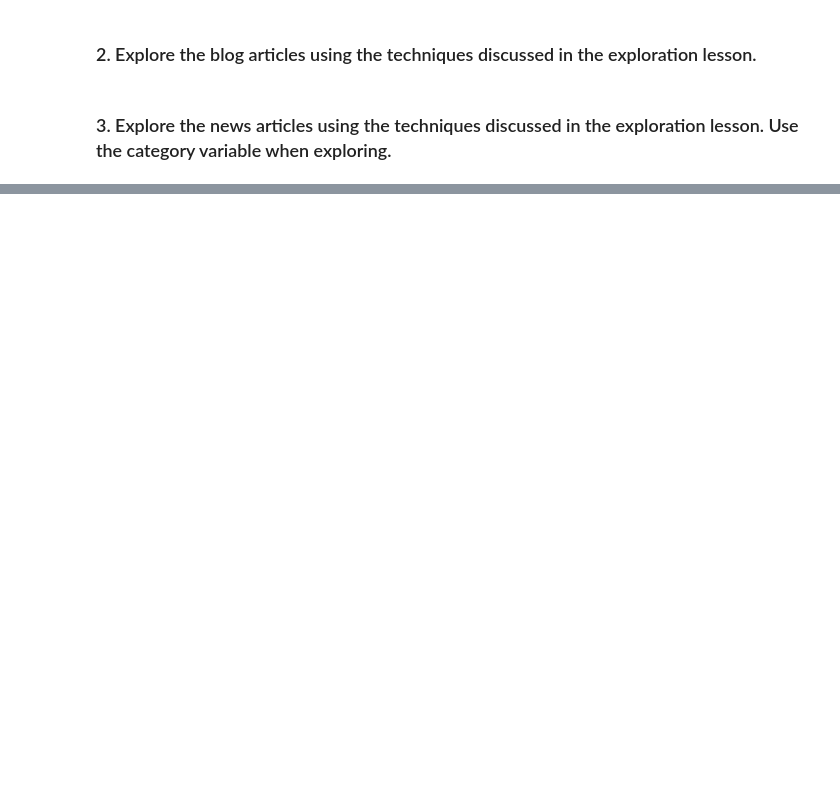
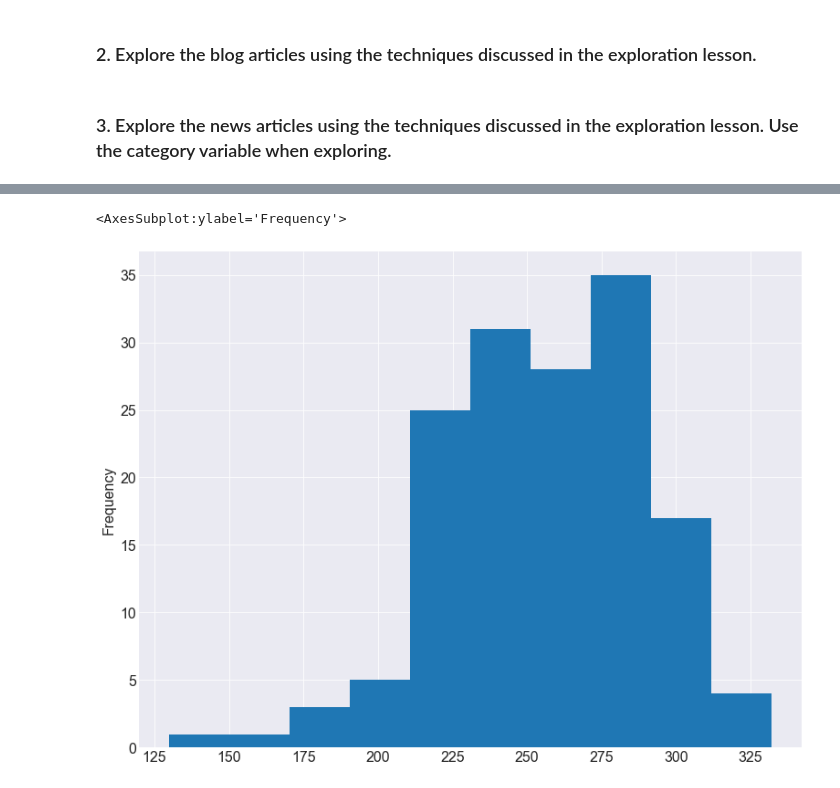
Before and after one commit to cindyvillanuevads/natural-language-processing-exercises, a Jupyter notebook: explore.ipynb, the cells around one changed output, grey strips where cells are left out. Saved outputs shown, nothing was run; the diff lists cells and outputs as text; code cells hidden in the pictures; blank space fills up the shorter version.

```diff
--- a/explore.ipynb
+++ b/explore.ipynb
@@ -164,3 +165,6 @@ ngrams_wordcloud([spam_words, ham_words], ['Spam', 'Ham'], n=3)
 ### 2. Explore the blog articles using the techniques discussed in the exploration lesson.
 # %% [markdown]
 ### 3. Explore the news articles using the techniques discussed in the exploration lesson. Use the category variable when exploring.
+# %%
+categories = ["business", "sports", "technology", "entertainment", "science", "world"]
+news_df = a.get_all_news_articles(categories)
@@ -166,0 +289,10 @@ ngrams_wordcloud([spam_words, ham_words], ['Spam', 'Ham'], n=3)
+# %%
+## new features
+news_df['article_length'] = news_df.lemmatized.apply(len)
+
+news_df.groupby('category').article_length.mean()
+
+news_df.article_length.plot.hist()
+# %% [output]
+<AxesSubplot:ylabel='Frequency'>
+[figure, added]
```
Also changed, not shown: parts of 29 cells of this notebook.
